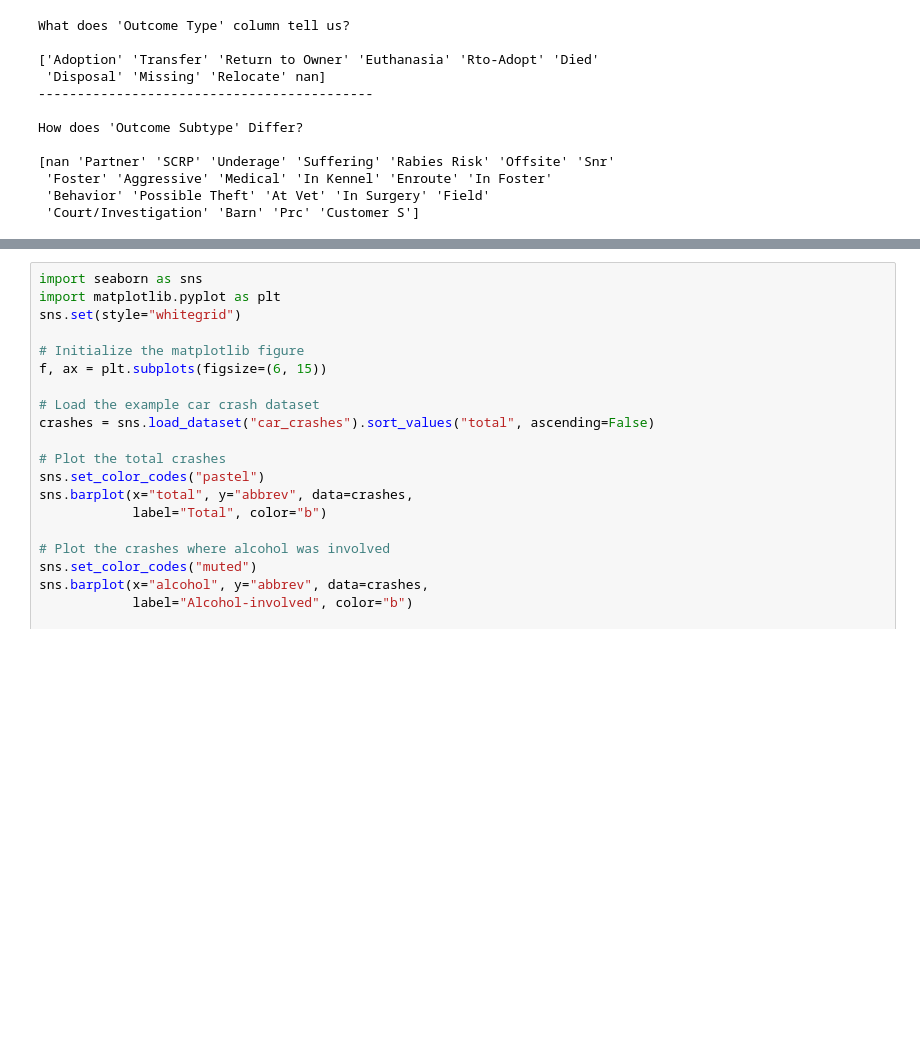
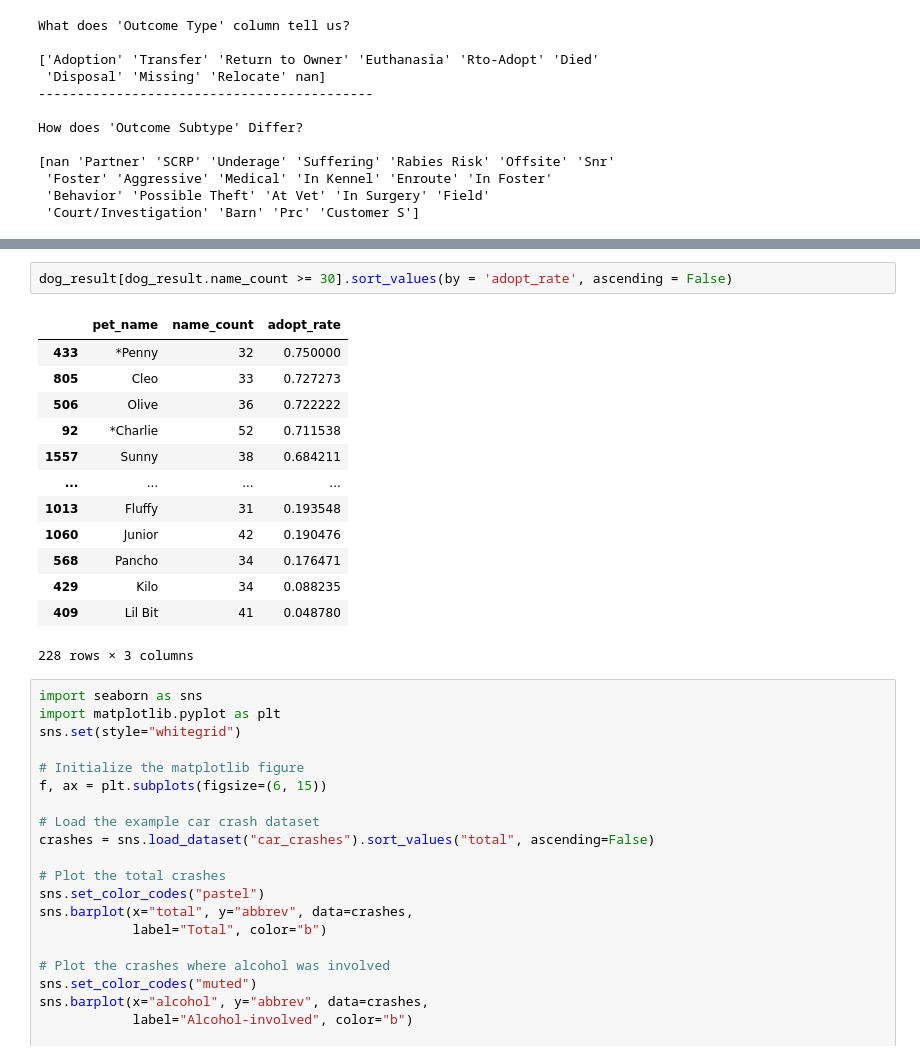
Before and after one commit to Jacqueline-A-Shay/Animal_Shelter, a Jupyter notebook: u.ipynb, the cells around one changed output, grey strips where cells are left out. Saved outputs shown, nothing was run; the diff lists cells and outputs as text; blank space fills up the shorter version.

```diff
--- a/u.ipynb
+++ b/u.ipynb
@@ -127,3 +222,19 @@ result.iloc[0:30]
+# %%
+dog_result[dog_result.name_count >= 30].sort_values(by = 'adopt_rate', ascending = False)
+# %% [output]
+|  | pet_name | name_count | adopt_rate |
+| 433 | *Penny | 32 | 0.750000 |
+| 805 | Cleo | 33 | 0.727273 |
+| 506 | Olive | 36 | 0.722222 |
+| 92 | *Charlie | 52 | 0.711538 |
+| 1557 | Sunny | 38 | 0.684211 |
+| ... | ... | ... | ... |
+| 1013 | Fluffy | 31 | 0.193548 |
+| 1060 | Junior | 42 | 0.190476 |
+| 568 | Pancho | 34 | 0.176471 |
+| 429 | Kilo | 34 | 0.088235 |
+| 409 | Lil Bit | 41 | 0.048780 |
+228 rows × 3 columns
 # %%
 import seaborn as sns
 import matplotlib.pyplot as plt
```
Also changed, not shown: parts of 19 cells of this notebook, 1 other file.
